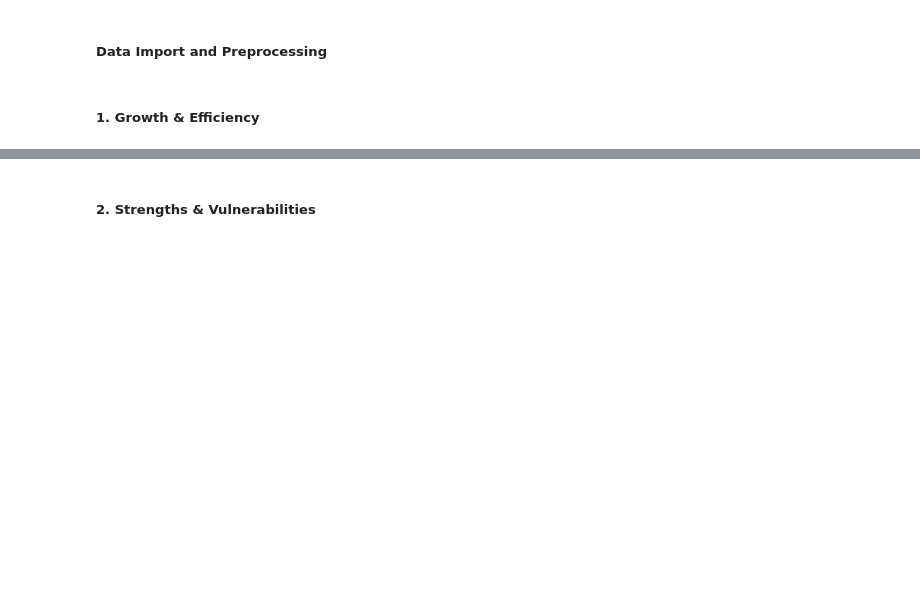
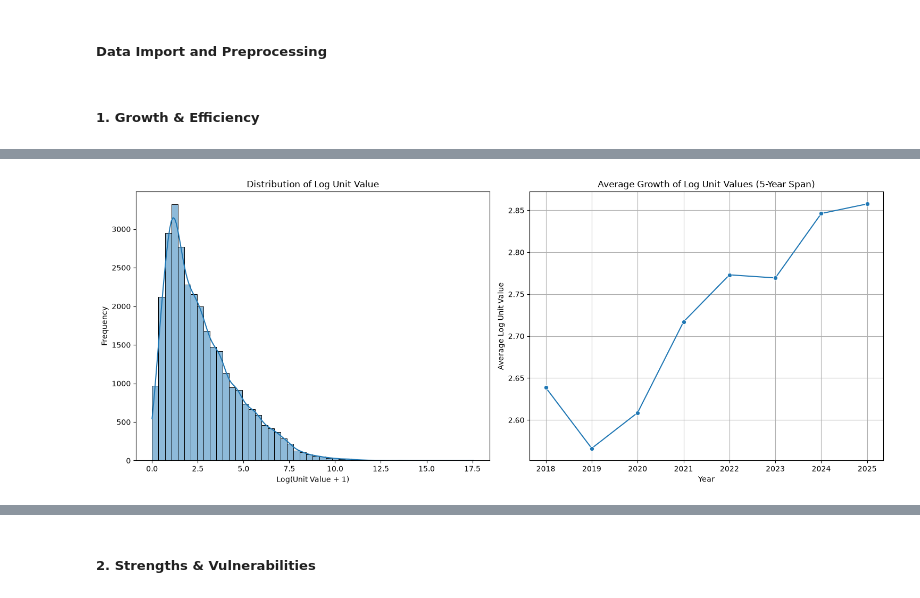
Before and after one commit to nomorepinto/DataSci1-Group9-Act2, a Jupyter notebook: FinalProject.ipynb, the cells around one changed output, grey strips where cells are left out. Saved outputs shown, nothing was run; the diff lists cells and outputs as text; code cells hidden in the pictures; blank space fills up the shorter version.

```diff
--- a/FinalProject.ipynb
+++ b/FinalProject.ipynb
@@ -26,0 +66,23 @@ Successfully installed contourpy-1.3.3 cycler-0.12.1 fonttools-4.63.0 joblib-1.5
+# %%
+# --- EDA Layer: Plot the distribution and average growth of log unit values ---
+plt.figure(figsize=(15, 6))
+
+plt.subplot(1, 2, 1)
+sns.histplot(df['Log Unit Value'], bins=50, kde=True)
+plt.title('Distribution of Log Unit Value')
+plt.xlabel('Log(Unit Value + 1)')
+plt.ylabel('Frequency')
+
+plt.subplot(1, 2, 2)
+avg_log_uv = df.groupby('Year')['Log Unit Value'].mean().reset_index()
+sns.lineplot(data=avg_log_uv, x='Year', y='Log Unit Value', marker='o')
+plt.title('Average Growth of Log Unit Values (5-Year Span)')
+plt.xlabel('Year')
+plt.ylabel('Average Log Unit Value')
+plt.xticks(avg_log_uv['Year'].astype(int))
+plt.grid(True)
+
+plt.tight_layout()
+plt.show()
+# %% [output]
+[figure, added]
```
Also changed, not shown: parts of 5 cells of this notebook, 2 other files.
